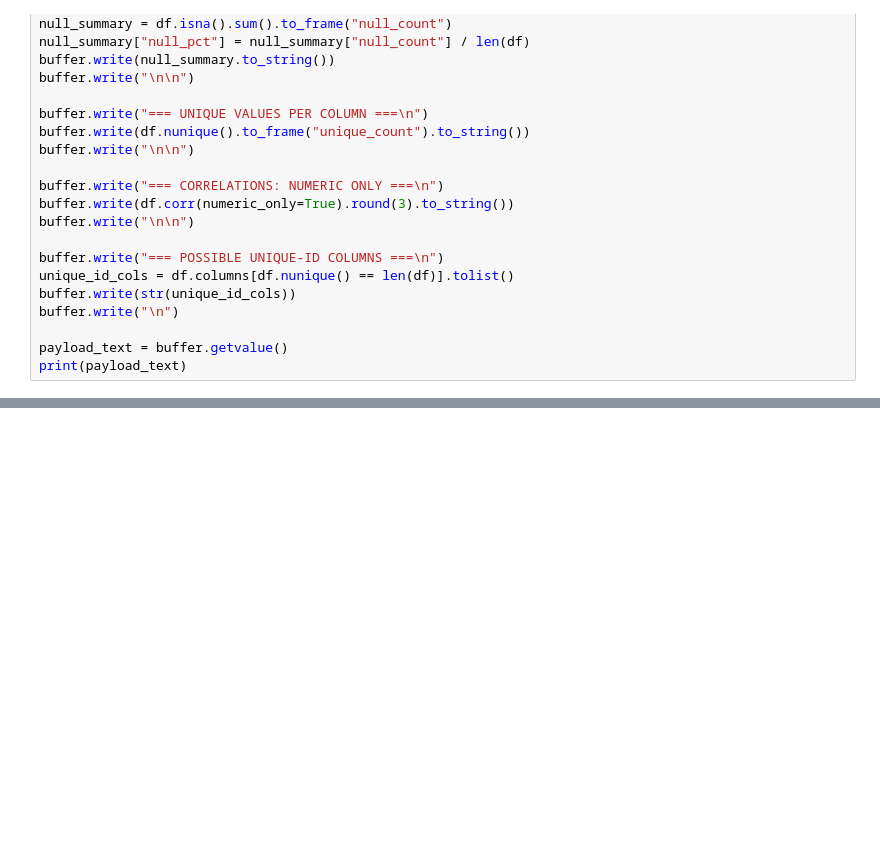
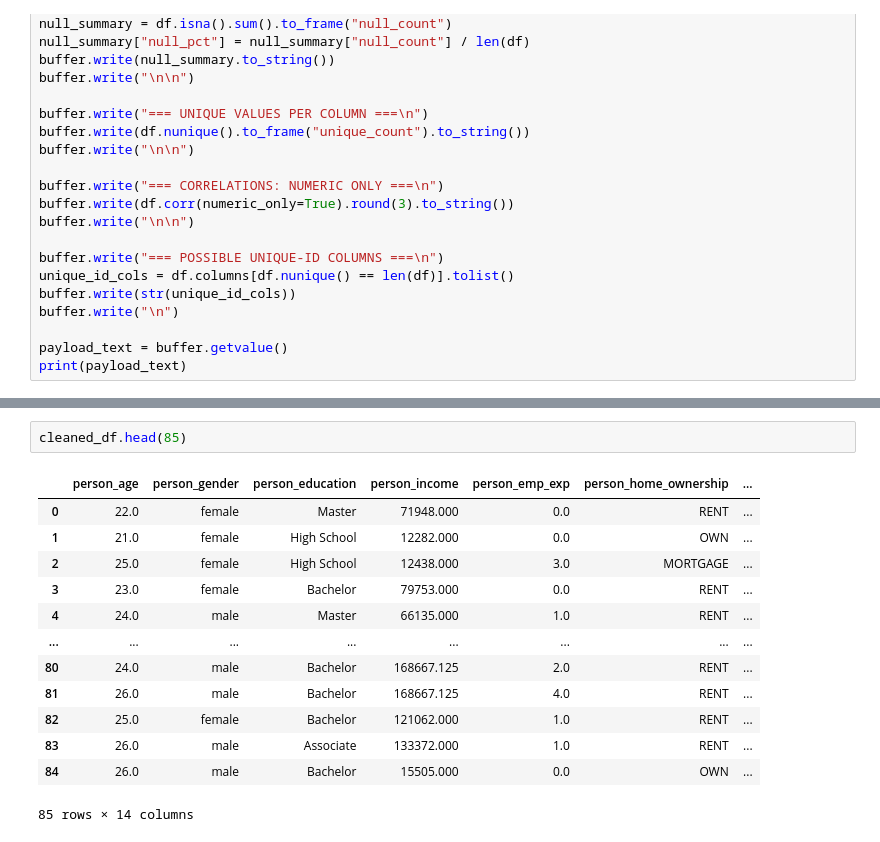
Before and after one commit to jiannyuhs-hue/ADALL_github, a Jupyter notebook: ADALL assignment/3013570Y_ADALL_ASSIGNMENT_2026Jun_(student).ipynb, the cells around one changed output, grey strips where cells are left out. Drawn from its saved outputs; the diff is of its cells as text; blank space fills up the shorter version.

```diff
--- a/ADALL assignment/3013570Y_ADALL_ASSIGNMENT_2026Jun_(student).ipynb
+++ b/ADALL assignment/3013570Y_ADALL_ASSIGNMENT_2026Jun_(student).ipynb
@@ -422,0 +1115,16 @@ else:
+# %%
+cleaned_df.head(85)
+# %% [output]
+|  | person_age | person_gender | person_education | person_income | person_emp_exp | person_home_ownership | ... |
+| 0 | 22.0 | female | Master | 71948.000 | 0.0 | RENT | ... |
+| 1 | 21.0 | female | High School | 12282.000 | 0.0 | OWN | ... |
+| 2 | 25.0 | female | High School | 12438.000 | 3.0 | MORTGAGE | ... |
+| 3 | 23.0 | female | Bachelor | 79753.000 | 0.0 | RENT | ... |
+| 4 | 24.0 | male | Master | 66135.000 | 1.0 | RENT | ... |
+| ... | ... | ... | ... | ... | ... | ... | ... |
+| 80 | 24.0 | male | Bachelor | 168667.125 | 2.0 | RENT | ... |
+| 81 | 26.0 | male | Bachelor | 168667.125 | 4.0 | RENT | ... |
+| 82 | 25.0 | female | Bachelor | 121062.000 | 1.0 | RENT | ... |
+| 83 | 26.0 | male | Associate | 133372.000 | 1.0 | RENT | ... |
+| 84 | 26.0 | male | Bachelor | 15505.000 | 0.0 | OWN | ... |
+85 rows × 14 columns
```
Also changed, not shown: parts of 10 cells of this notebook.
